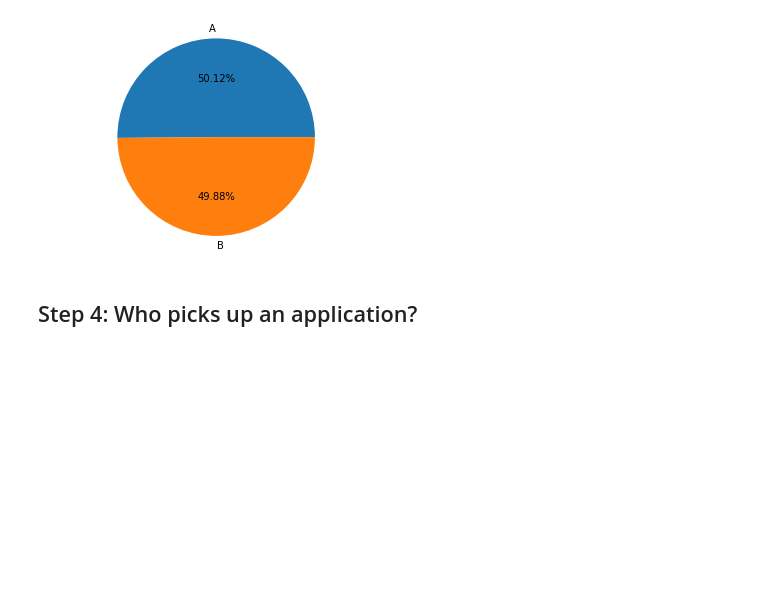
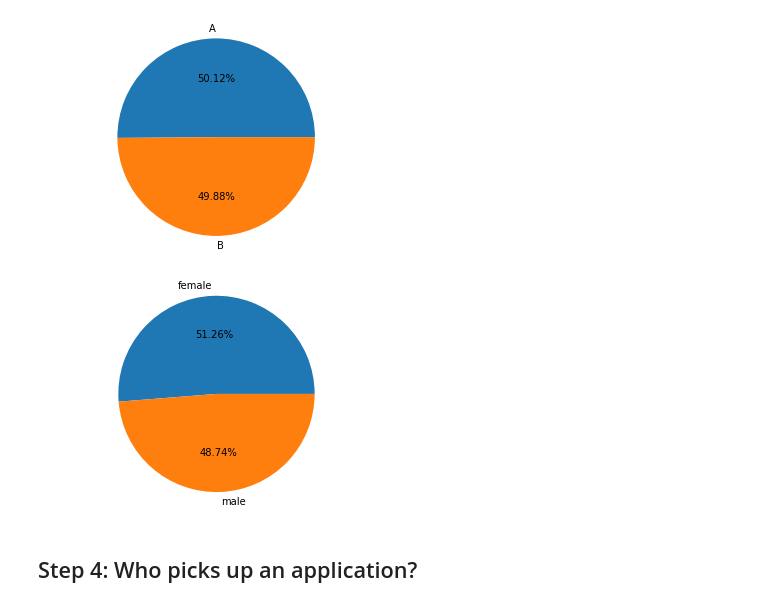
Before and after one commit to carmelhm/musclehub, a Jupyter notebook: input/musclehub.ipynb, the cells around one changed output. Drawn from its saved outputs; the diff is of its cells as text; code cells hidden in the pictures; blank space fills up the shorter version.

```diff
--- a/input/musclehub.ipynb
+++ b/input/musclehub.ipynb
@@ -165,2 +165,5 @@ ab_counts
 | 0 | A | 2509 |
 | 1 | B | 2497 |
+# %%
+gender_counts = df.groupby('gender').email.count().reset_index()
+gender_counts
@@ -177,6 +184,13 @@ plt.show()
 plt.savefig('../output/ab_test_pie_chart.png')
 # %% [output]
 [figure]
+# %%
+plt.pie(gender_counts.email.values, labels=['female', 'male'], autopct='%0.2f%%')
+plt.axis('equal')
+plt.show()
+plt.savefig('../output/gender_test_pie_chart.png')
+# %% [output]
+[figure, added]
 # %% [markdown]
 ## Step 4: Who picks up an application?
 # %% [markdown]
```
Also changed, not shown: parts of 9 cells of this notebook, 1 other file.
